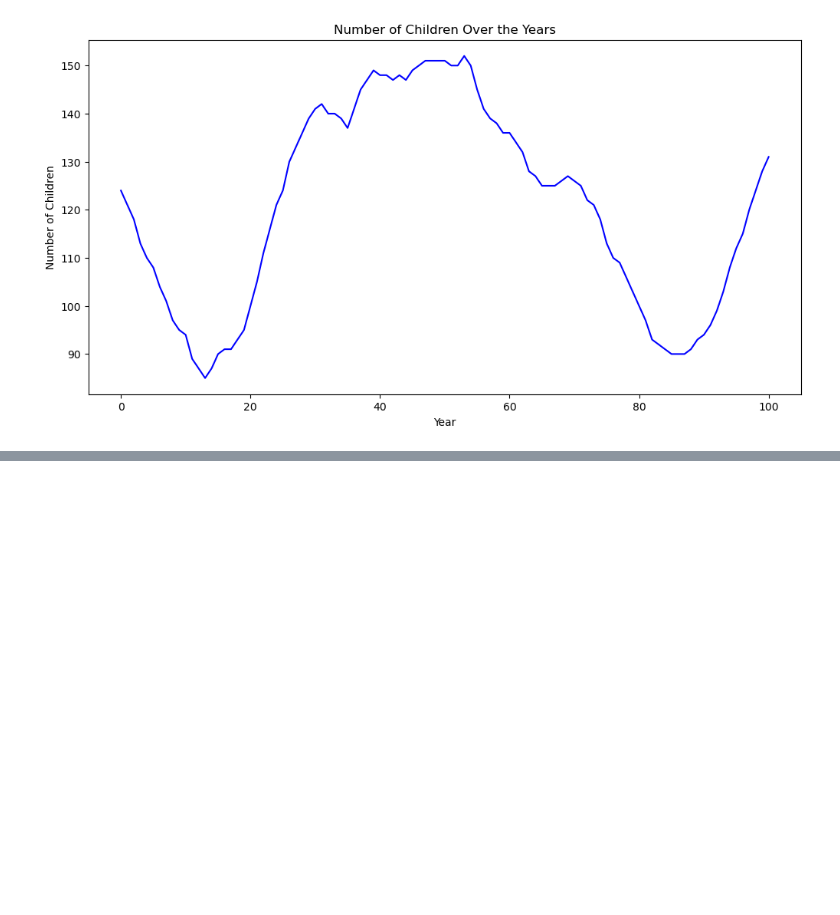
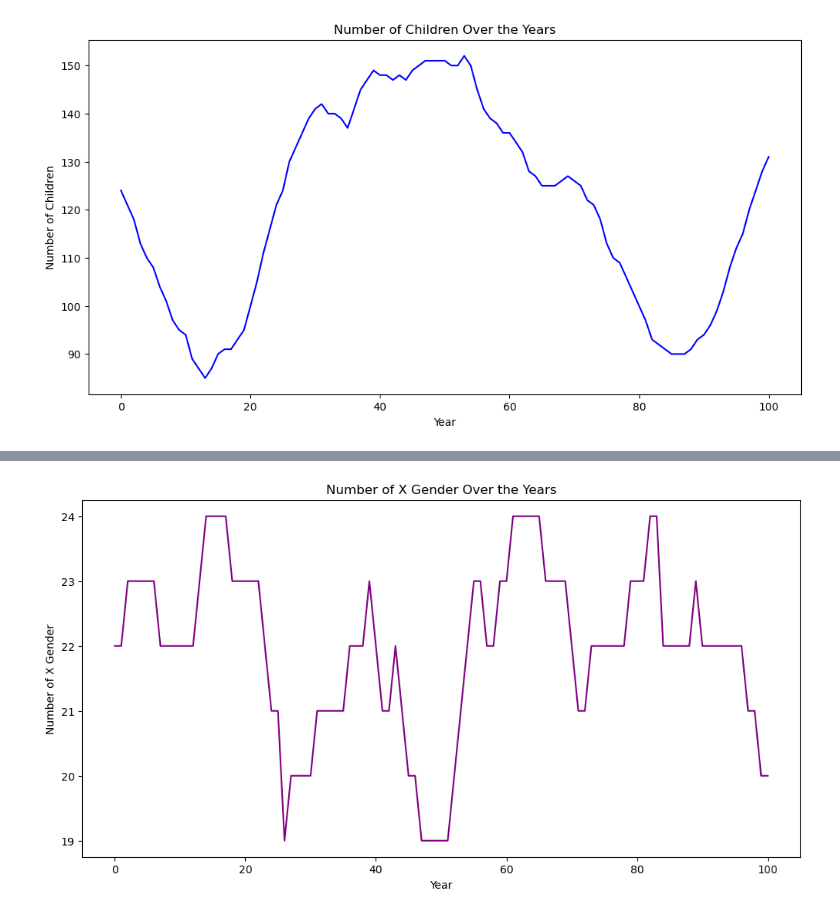
Before and after one commit to merijnvervoorn/islandtm, a Jupyter notebook: visualisation.ipynb, the cells around one changed output, grey strips where cells are left out. Drawn from its saved outputs; the diff is of its cells as text; code cells hidden in the pictures; blank space fills up the shorter version.

```diff
--- a/visualisation.ipynb
+++ b/visualisation.ipynb
@@ -118,0 +151,16 @@ plt.show()
+# %%
+# Filter the data for 'X' gender
+x_gender_data = data_df[data_df['sex'] == 'X']
+
+# Group by year and count the number of 'X' gender
+x_gender_population = x_gender_data.groupby('year').size()
+
+# Plot the 'X' gender population over the years
+plt.figure(figsize=(12, 6))
+x_gender_population.plot(kind='line', color='purple')
+plt.xlabel('Year')
+plt.ylabel('Number of X Gender')
+plt.title('Number of X Gender Over the Years')
+plt.show()
+# %% [output]
+[figure, added]
```
Also changed, not shown: parts of 2 cells of this notebook.
